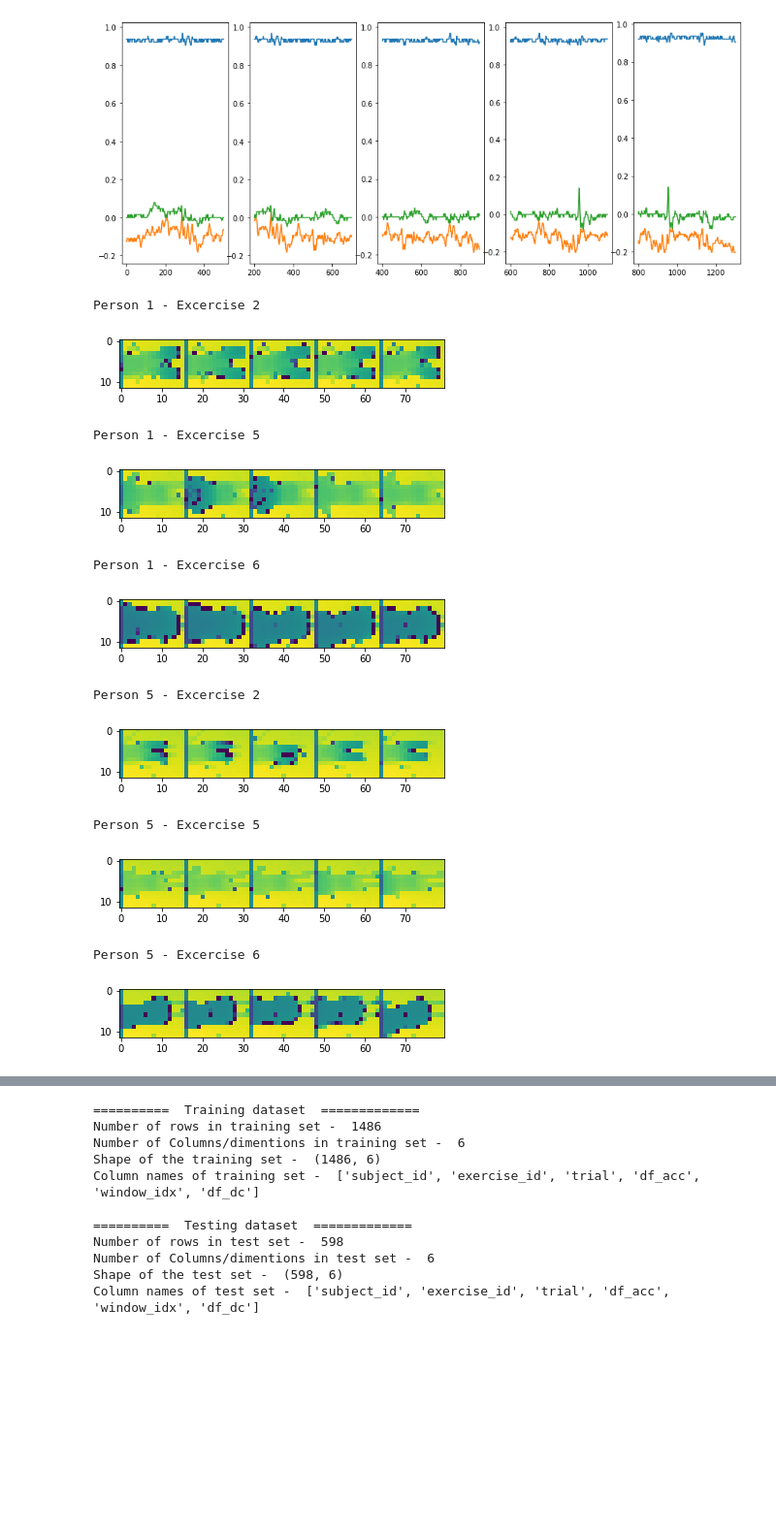
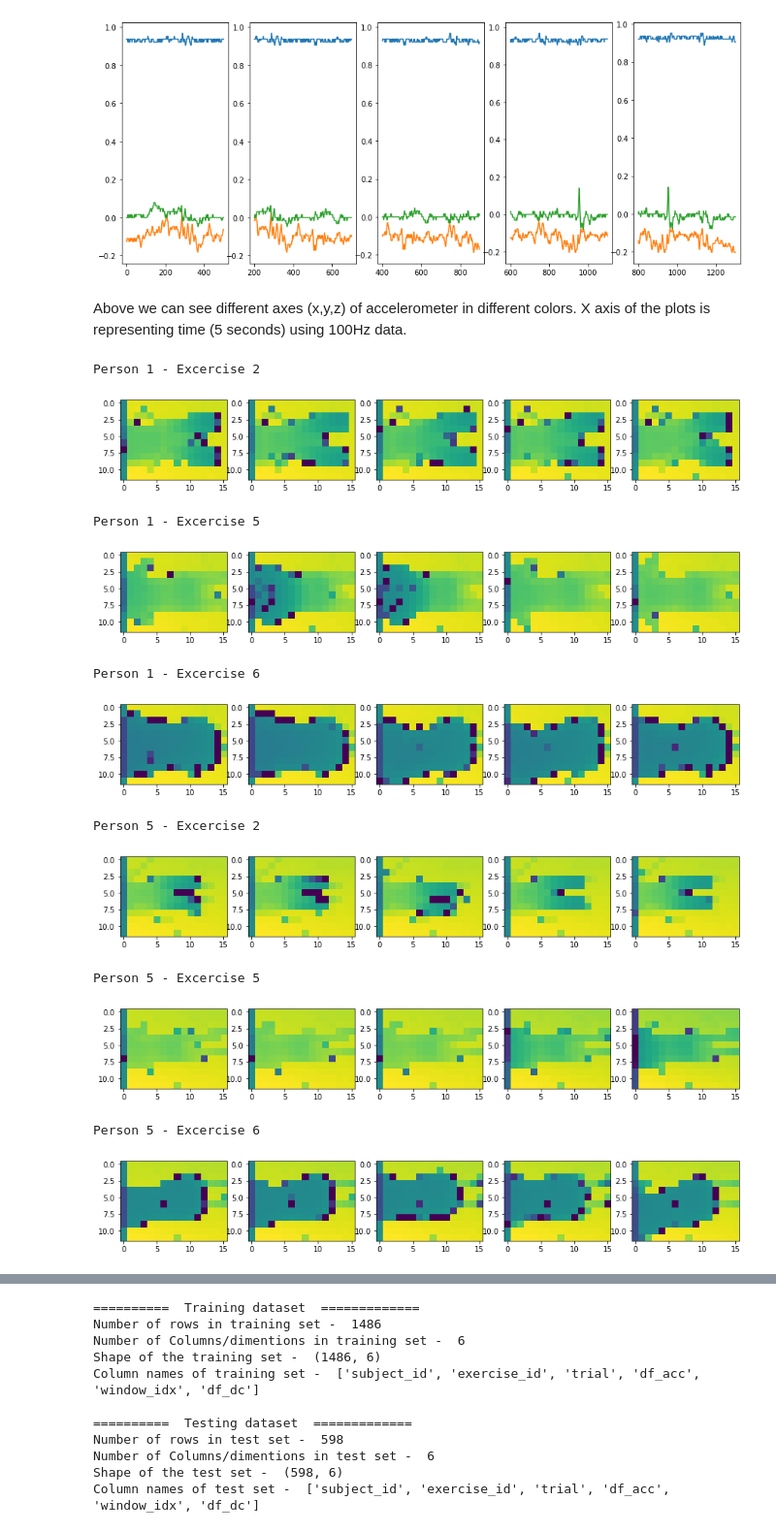
Before and after one commit to anushaihalapathirana/Multi_modal_data_fusion, a Jupyter notebook: project-work-MEx-classification.ipynb, the cells around one changed output, grey strips where cells are left out. Shown at 97% size. Cells and saved outputs as stored; diff of their text form; code cells hidden in the pictures; blank space fills up the shorter version.

Commit message:
1.1 Images changed and comments added

```diff
--- a/project-work-MEx-classification.ipynb
+++ b/project-work-MEx-classification.ipynb
@@ -275,47 +275,63 @@ Person 5 - Excercise 5
 [figure]
 Person 5 - Excercise 6
 [figure]
+# %% [markdown]
+Above we can see different axes (x,y,z) of accelerometer in different colors. X axis of the plots is representing time (5 seconds) using 100Hz data.
 # %%
 
 ################ Image DC
 # Plot depth image sequences
 
 # get image data
-df_dc1 = get_few_samples(df_records_windowed, 'dc')
+df_dc_new = get_few_samples(df_records_windowed, 'dc')
 
-def plot_dc_data(df_dc1, sub_id, excercise_id, label):
+def plot_dc_data(df_dc, sub_id, excercise_id, label):
 
-    df_dc1 = df_dc1[(df_records_windowed['subject_id'] == sub_id) & (df_records_windowed['exercise_id'] == excercise_id)]
-    df_dc = df_dc1.df.iloc[0]
+    df_dc = df_dc[(df_records_windowed['subject_id'] == sub_id) & (df_records_windowed['exercise_id'] == excercise_id)]
+    df_dc = df_dc.df.iloc[0]
     df_dc = df_dc.drop('time', axis=1)
+
+    dc0 = df_dc.iloc[0].to_numpy().reshape(12,16)
+    dc1 = df_dc.iloc[1].to_numpy().reshape(12,16)
+    dc2 = df_dc.iloc[2].to_numpy().reshape(12,16)
+    dc3 = df_dc.iloc[3].to_numpy().reshape(12,16)
+    dc4 = df_dc.iloc[4].to_numpy().reshape(12,16)
+
+
+    f = plt.figure(figsize=(15,6))
     print(label)
-    img_arr = df_dc.iloc[0].to_numpy().reshape(12,16)
-    for i in range(1,len(df_dc)):
-        img_arr = np.concatenate((img_arr, df_dc.iloc[i].to_numpy().reshape(12,16)), axis=1)
-    plt.imshow(img_arr, interpolation='nearest')
+    f.add_subplot(1,5,1)
+    plt.imshow(dc0, interpolation='nearest')
+    f.add_subplot(1,5,2)
+    plt.imshow(dc1, interpolation='nearest')
+    f.add_subplot(1,5,3)
+    plt.imshow(dc2, interpolation='nearest')
+    f.add_subplot(1,5,4)
+    plt.imshow(dc3, interpolation='nearest')
+    f.add_subplot(1,5,5)
+    plt.imshow(dc4, interpolation='nearest')
     plt.show()
 
+plot_dc_data(df_dc_new, '01', '02', 'Person 1 - Excercise 2')
+plot_dc_data(df_dc_new, '01', '05', 'Person 1 - Excercise 5')
+plot_dc_data(df_dc_new, '01', '06', 'Person 1 - Excercise 6')
 
-plot_dc_data(df_dc1, '01', '02', 'Person 1 - Excercise 2')
-plot_dc_data(df_dc1, '01', '05', 'Person 1 - Excercise 5')
-plot_dc_data(df_dc1, '01', '06', 'Person 1 - Excercise 6')
-
-plot_dc_data(df_dc1, '05', '02', 'Person 5 - Excercise 2')
-plot_dc_data(df_dc1, '05', '05', 'Person 5 - Excercise 5')
-plot_dc_data(df_dc1, '05', '06', 'Person 5 - Excercise 6')
+plot_dc_data(df_dc_new, '05', '02', 'Person 5 - Excercise 2')
+plot_dc_data(df_dc_new, '05', '05', 'Person 5 - Excercise 5')
+plot_dc_data(df_dc_new, '05', '06', 'Person 5 - Excercise 6')
 
 
 ### Your code ends here ###
 # %% [output]
 Person 1 - Excercise 2
-[figure, old version]
+[figure, new version]
 Person 1 - Excercise 5
-[figure, old version]
+[figure, new version]
 Person 1 - Excercise 6
-[figure, old version]
+[figure, new version]
 Person 5 - Excercise 2
-[figure, old version]
+[figure, new version]
 Person 5 - Excercise 5
-[figure, old version]
+[figure, new version]
 Person 5 - Excercise 6
-[figure, old version]
+[figure, new version]
```
Also changed, not shown: parts of 6 cells of this notebook.
